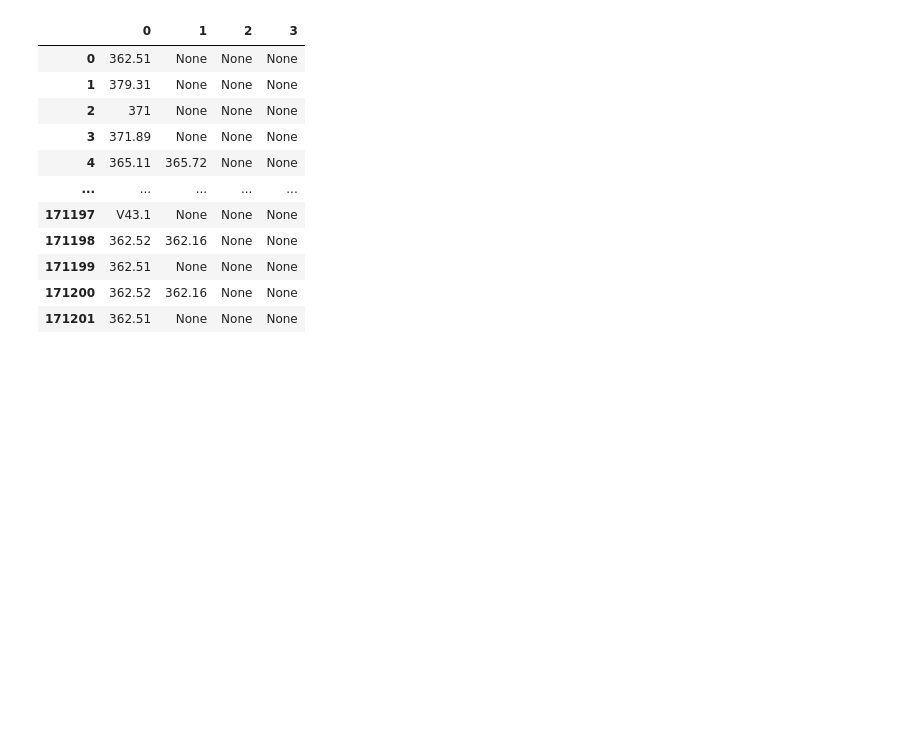
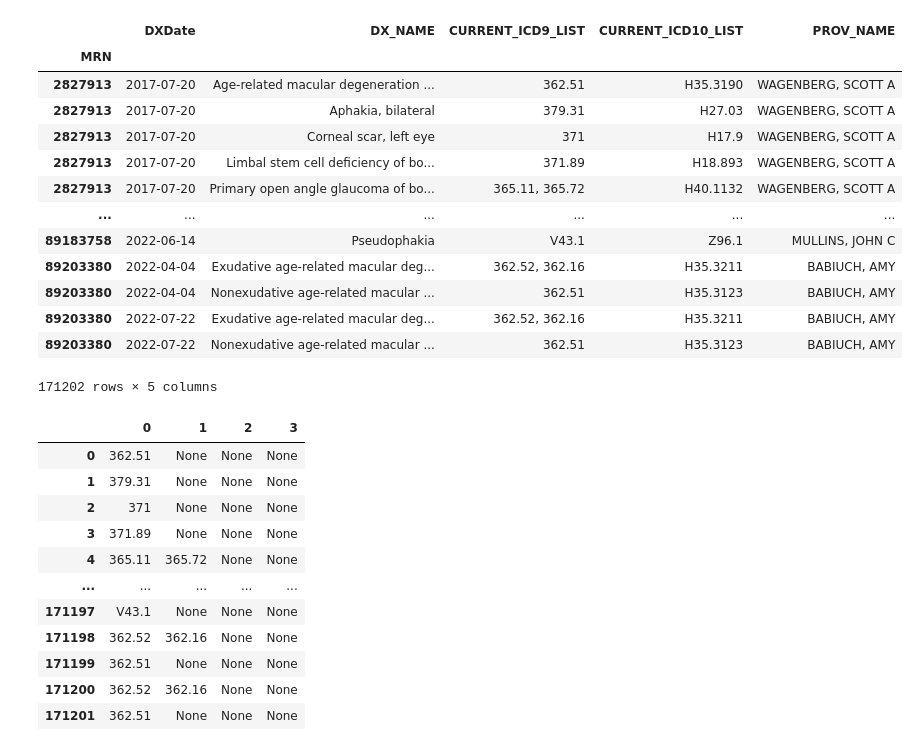
Before and after one commit to Pandatallc/clef-data-cleaning, a Jupyter notebook: notebooks/second_go.ipynb, the cells around one changed output. Cells and saved outputs as stored; diff of their text form; code cells hidden in the pictures; blank space fills up the shorter version.

```diff
--- a/notebooks/second_go.ipynb
+++ b/notebooks/second_go.ipynb
@@ -27,8 +26,25 @@ pd.read_csv(os.path.join(DATA_FOLDER, "interim", "dxafterdxdate.csv"))
 raw = pd.read_excel("../data/raw/MASTER FILE.xlsx",
 sheet_name="DX after DXDate",
 index_col=0,
-usecols=[0]+ [x for x in range(0,6)], # will ammend later
+usecols=[x for x in range(0,6)], # will ammend later
 header=0)
+# %%
+raw
+# %% [output]
+|  | DXDate | DX_NAME | CURRENT_ICD9_LIST | CURRENT_ICD10_LIST | PROV_NAME |
+| MRN |  |  |  |  |  |
+| 2827913 | 2017-07-20 | Age-related macular degeneration ... | 362.51 | H35.3190 | WAGENBERG, SCOTT A |
+| 2827913 | 2017-07-20 | Aphakia, bilateral | 379.31 | H27.03 | WAGENBERG, SCOTT A |
+| 2827913 | 2017-07-20 | Corneal scar, left eye | 371 | H17.9 | WAGENBERG, SCOTT A |
+| 2827913 | 2017-07-20 | Limbal stem cell deficiency of bo... | 371.89 | H18.893 | WAGENBERG, SCOTT A |
+| 2827913 | 2017-07-20 | Primary open angle glaucoma of bo... | 365.11, 365.72 | H40.1132 | WAGENBERG, SCOTT A |
+| ... | ... | ... | ... | ... | ... |
+| 89183758 | 2022-06-14 | Pseudophakia | V43.1 | Z96.1 | MULLINS, JOHN C |
+| 89203380 | 2022-04-04 | Exudative age-related macular deg... | 362.52, 362.16 | H35.3211 | BABIUCH, AMY |
+| 89203380 | 2022-04-04 | Nonexudative age-related macular ... | 362.51 | H35.3123 | BABIUCH, AMY |
+| 89203380 | 2022-07-22 | Exudative age-related macular deg... | 362.52, 362.16 | H35.3211 | BABIUCH, AMY |
+| 89203380 | 2022-07-22 | Nonexudative age-related macular ... | 362.51 | H35.3123 | BABIUCH, AMY |
+171202 rows × 5 columns
 # %%
 raw.reset_index().to_csv("../data/interim/dxafterdxdate.csv", index=False)
 # %%
```
Also changed, not shown: parts of 2 cells of this notebook, 10 other files.
